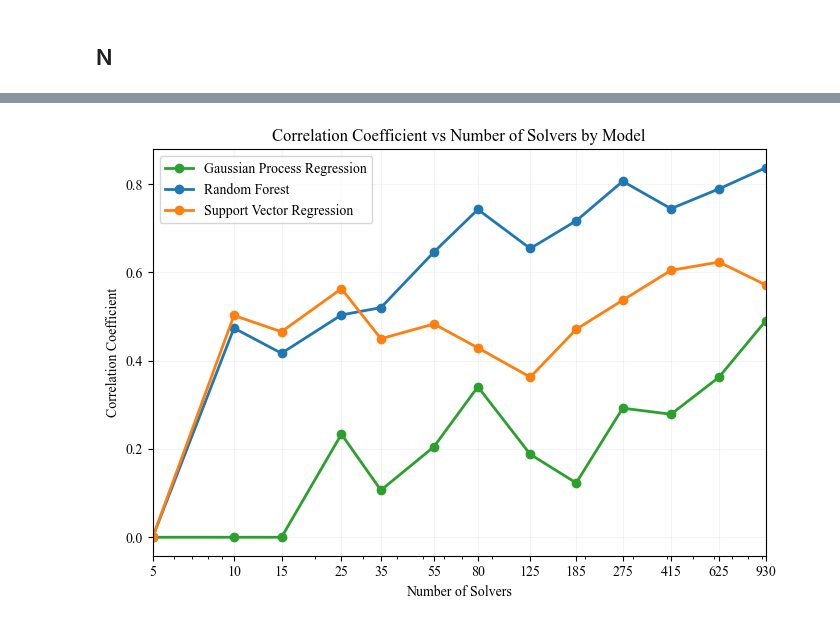
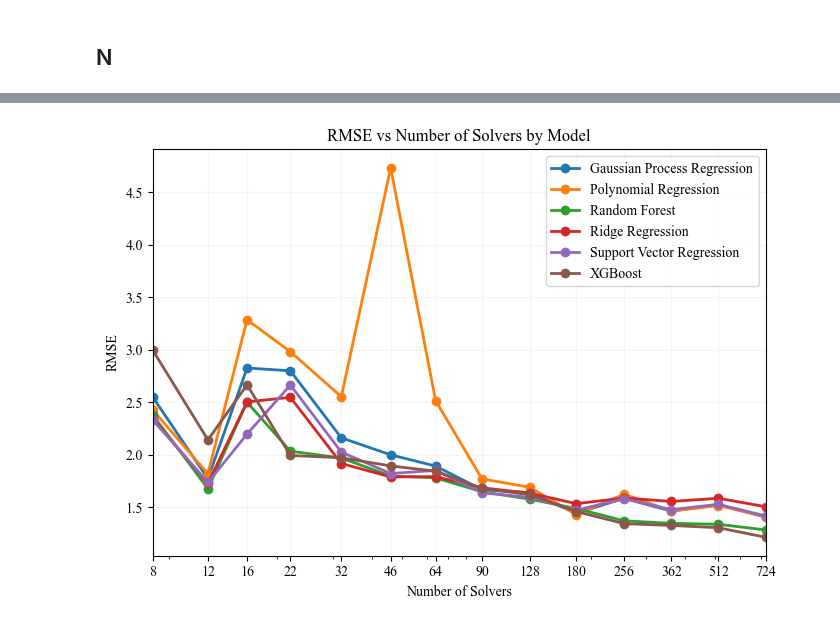
Before and after one commit to zakrzewow/raw-algorithm-portfolios, a Jupyter notebook: archive/phase1/comparison.ipynb, the cells around one changed output, grey strips where cells are left out. Saved outputs shown, nothing was run; the diff lists cells and outputs as text; code cells hidden in the pictures.

```diff
--- a/archive/phase1/comparison.ipynb
+++ b/archive/phase1/comparison.ipynb
@@ -417,7 +631,9 @@ for model_key, model_info in models.items():
 model_keys = list(models.keys())
 n_models = len(model_keys)
 
-fig, axs = plt.subplots(nrows=1, ncols=n_models, figsize=(n_models * 4, 3.5))
+fig, axs = plt.subplots(nrows=2, ncols=n_models // 2, figsize=(11, 7))
+axs = axs.flatten()
+
 
 for i, model_key in enumerate(model_keys):
     ax = axs[i]
@@ -434,14 +650,16 @@ for i, model_key in enumerate(model_keys):
     ax.set_xscale("log")
     ax.set_yscale("log")
 
-    ax.set_xlim(0.01, 300)
-    ax.set_ylim(0.01, 300)
+    ax.set_xlim(0.01, 320)
+    ax.set_ylim(0.01, 320)
     ax.plot([0.01, 300], [0.01, 300], "k--", alpha=0.75, zorder=0)
-
-    ax.set_xlabel("Actual Cost")
     ax.set_title(f'{models[model_key]["name"]} (R²={result["r2"]:.2f})')
 
-axs[0].set_ylabel("Predicted Cost")
-plt.subplots_adjust(wspace=0.2)
+axs[0].set_ylabel("Predicted Runtime")
+axs[3].set_ylabel("Predicted Runtime")
+axs[3].set_xlabel("Actual Runtime")
+axs[4].set_xlabel("Actual Runtime")
+axs[5].set_xlabel("Actual Runtime")
+plt.subplots_adjust(wspace=0.3, hspace=0.3)
 plt.show()
 # %% [output]
@@ -450,9 +669,13 @@ plt.show()
 ## N
 # %%
 models = {
-    "rf": {
-        "model": RandomForestRegressor(**rf_incumbent, n_jobs=-1, random_state=0),
-        "name": "Random Forest"
+    "rr": {
+        "model": Ridge(**ridge_incumbent),
+        "name": "Ridge Regression"
+    },
+    "pr": {
+        "model": PolynomialRidge(**poly_ridge_incumbent),
+        "name": "Polynomial Regression"
     },
     "svr": {
         "model": SVR(**svr_incumbent),
@@ -462,6 +685,14 @@ models = {
         "model": GPRWithRBF(**gpr_incumbent),
         "name": "Gaussian Process Regression"
     },
+    "rf": {
+        "model": RandomForestRegressor(**rf_incumbent),
+        "name": "Random Forest"
+    },
+    "xgb": {
+        "model": XGBRegressor(**xgb_incumbent),
+        "name": "XGBoost"
+    },
 }
 # %%
 records = []
@@ -505,31 +738,32 @@ gpr 930
 # %%
 fig, ax = plt.subplots(figsize=(7, 5))
 
-df_plot = pd.DataFrame(records).fillna(0)
+df_plot = pd.DataFrame(records).fillna(0) #.loc[lambda x: x["seed"] == 2]
+df_plot = df_plot.groupby(["model_key", "model_name", "solver_number"]).mean().reset_index()
 
 unique_models = df_plot['model_name'].unique()
 colors = plt.cm.tab10(range(len(unique_models)))
 color_map = {model: colors[i] for i, model in enumerate(unique_models)}
 
 for model_name, group in df_plot.groupby('model_name'):
     group = group.sort_values('solver_number')
     plt.plot(
         group['solver_number'],
-        group['cc'],
+        group['rmse'],
         'o-',
         label=model_name,
         color=color_map[model_name],
         linewidth=2,
         markersize=6
     )
 
 plt.xscale('log')
 plt.xlabel('Number of Solvers')
-plt.ylabel('Correlation Coefficient')
+plt.ylabel('RMSE')
 plt.legend(loc='best', frameon=True)
 plt.xticks(df_plot['solver_number'].unique(), df_plot['solver_number'].unique())
-plt.title('Correlation Coefficient vs Number of Solvers by Model')
+plt.title('RMSE vs Number of Solvers by Model')
 plt.tight_layout()
 plt.show()
 # %% [output]
-[figure, old version]
+[figure, new version]
```
Also changed, not shown: parts of 17 cells of this notebook, 3 other files.
